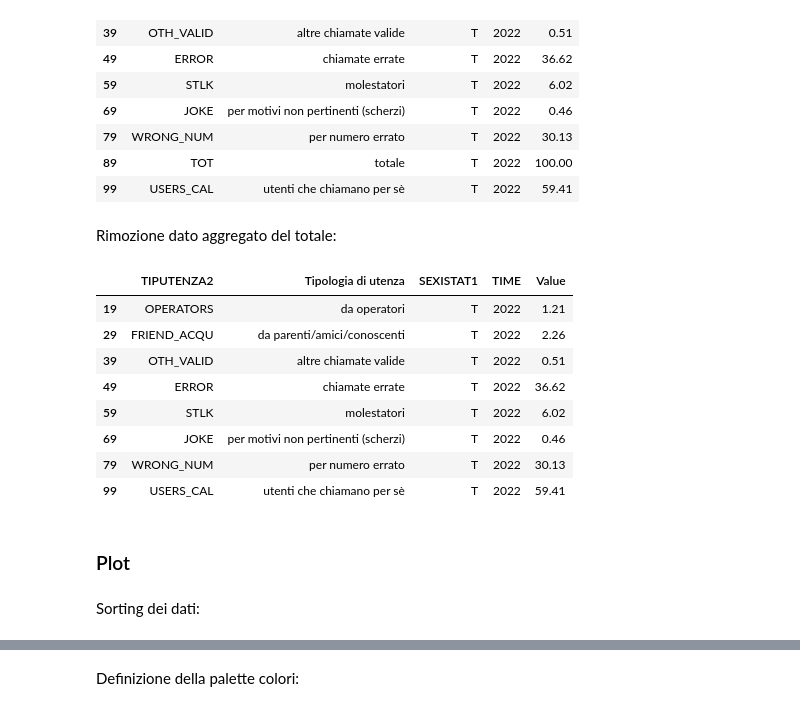
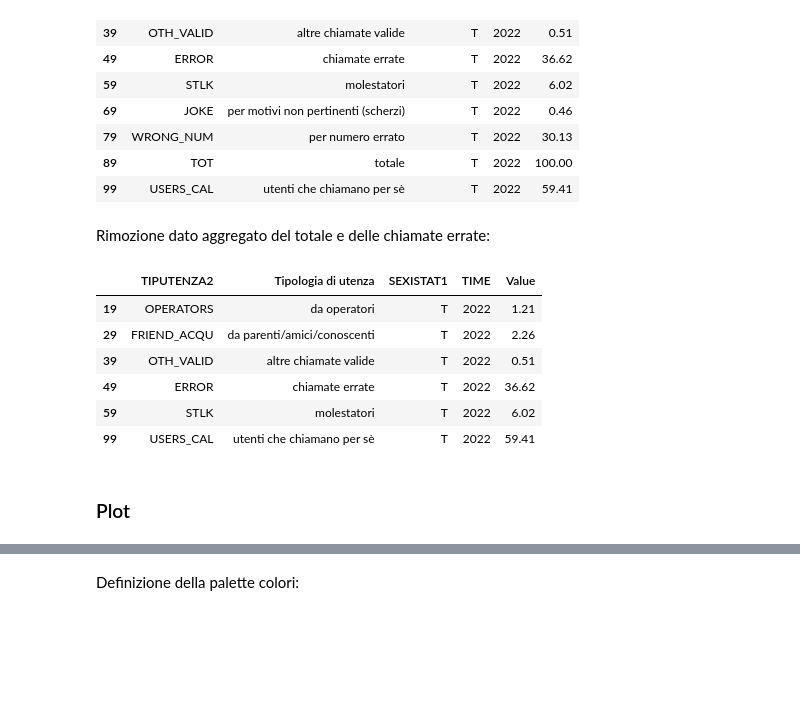
Before and after one commit to initrm/sci-vis, a Jupyter notebook: source/Tipologia di utenza.ipynb, the cells around one changed output, grey strips where cells are left out. Cells and saved outputs as stored; diff of their text form; code cells hidden in the pictures; blank space fills up the shorter version.

```diff
--- a/source/Tipologia di utenza.ipynb
+++ b/source/Tipologia di utenza.ipynb
@@ -86,21 +85,19 @@ country_data
 | 89 | TOT | totale | T | 2022 | 100.00 |
 | 99 | USERS_CAL | utenti che chiamano per sè | T | 2022 | 59.41 |
 # %% [markdown]
-Rimozione dato aggregato del totale:
+Rimozione dato aggregato del totale e delle chiamate errate:
 # %%
-country_data = country_data[country_data['TIPUTENZA2'] != 'TOT']
+country_data = country_data[(country_data['TIPUTENZA2'] != 'TOT') &
+                            (country_data['TIPUTENZA2'] != 'JOKE') &
+                            (country_data['TIPUTENZA2'] != 'WRONG_NUM')]
 country_data
 # %% [output]
 |  | TIPUTENZA2 | Tipologia di utenza | SEXISTAT1 | TIME | Value |
 | 19 | OPERATORS | da operatori | T | 2022 | 1.21 |
 | 29 | FRIEND_ACQU | da parenti/amici/conoscenti | T | 2022 | 2.26 |
 | 39 | OTH_VALID | altre chiamate valide | T | 2022 | 0.51 |
 | 49 | ERROR | chiamate errate | T | 2022 | 36.62 |
 | 59 | STLK | molestatori | T | 2022 | 6.02 |
-| 69 | JOKE | per motivi non pertinenti (scherzi) | T | 2022 | 0.46 |
-| 79 | WRONG_NUM | per numero errato | T | 2022 | 30.13 |
 | 99 | USERS_CAL | utenti che chiamano per sè | T | 2022 | 59.41 |
 # %% [markdown]
 ### Plot
-# %% [markdown]
-Sorting dei dati:
```
Also changed, not shown: parts of 11 cells of this notebook.
